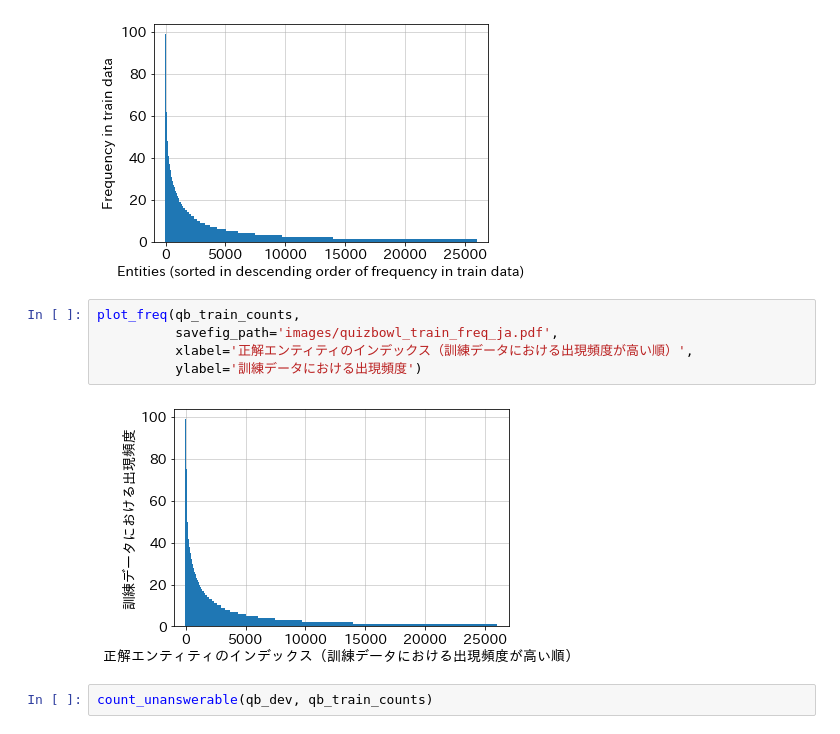
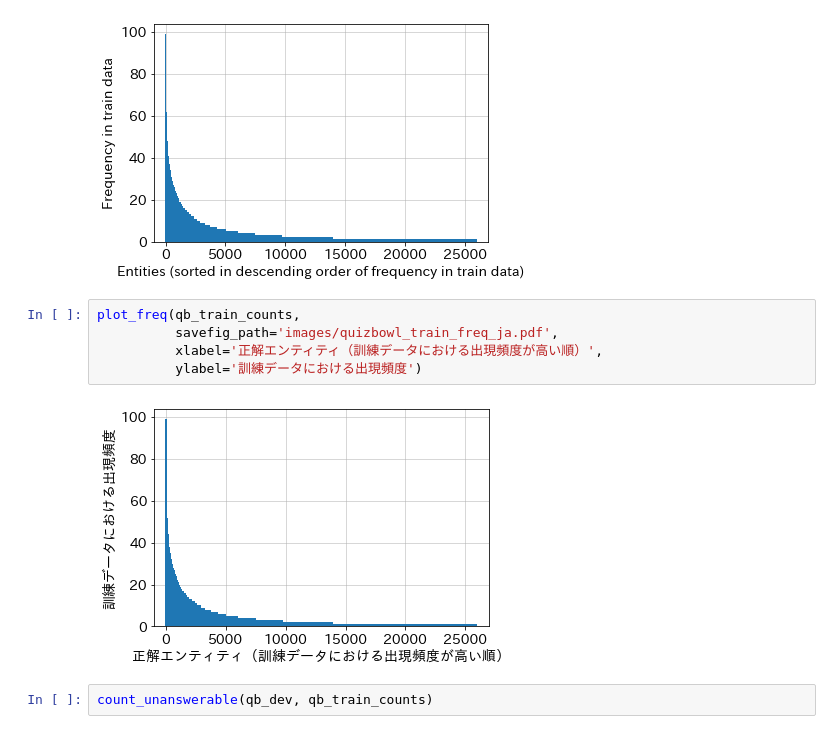
Before and after one commit to singletongue/closed-book-qa, a Jupyter notebook: analysis.ipynb, the cells around one changed output. Cells and saved outputs as stored; diff of their text form.

```diff
--- a/analysis.ipynb
+++ b/analysis.ipynb
@@ -155,10 +155,10 @@ plot_freq(qb_train_counts,
 # %%
 plot_freq(qb_train_counts,
           savefig_path='images/quizbowl_train_freq_ja.pdf',
-          xlabel='正解エンティティのインデックス（訓練データにおける出現頻度が高い順）',
+          xlabel='正解エンティティ（訓練データにおける出現頻度が高い順）',
           ylabel='訓練データにおける出現頻度')
 # %% [output]
-[figure, old version]
+[figure, new version]
 # %%
 count_unanswerable(qb_dev, qb_train_counts)
 # %% [output]
```
Also changed, not shown: parts of 4 cells of this notebook, 12 other files.
